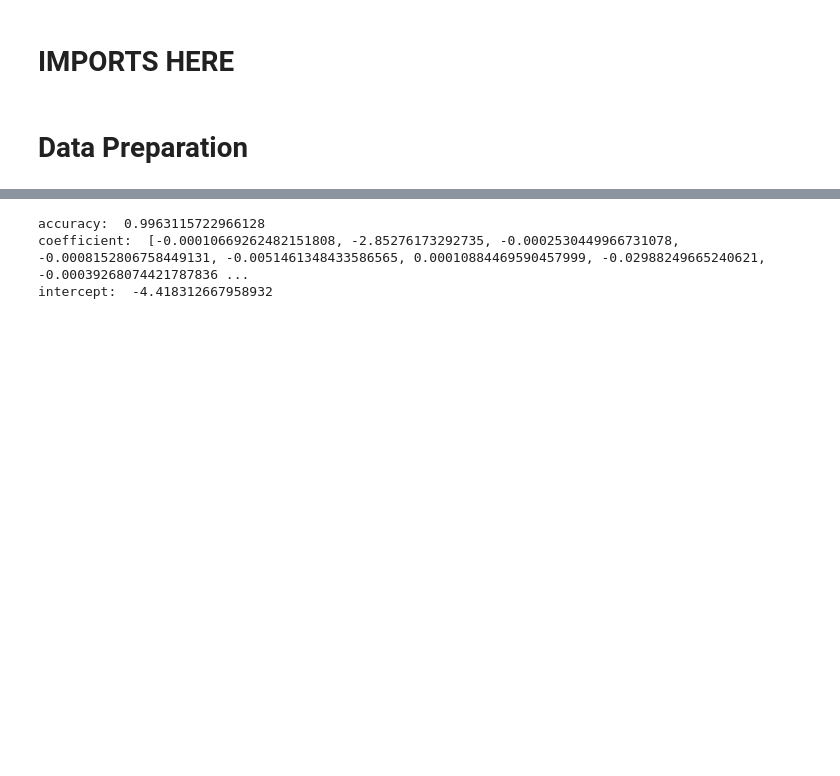
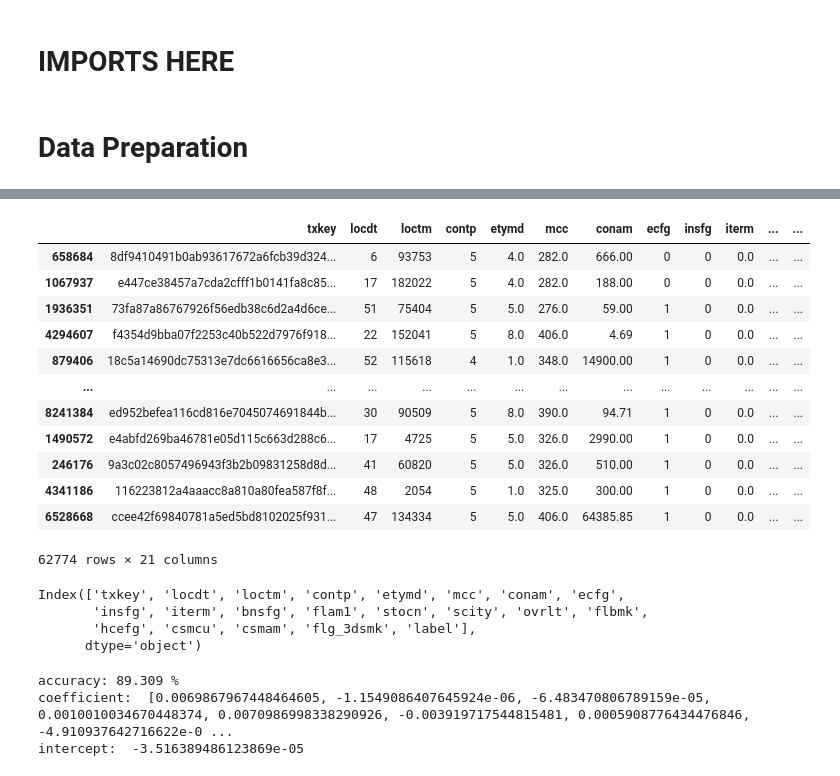
Before and after one commit to Seamonster541/Team-13---E.SUN, a Jupyter notebook: E.Sun.ipynb, the cells around one changed output, grey strips where cells are left out. Saved outputs shown, nothing was run; the diff lists cells and outputs as text; code cells hidden in the pictures; blank space fills up the shorter version.

```diff
--- a/E.Sun.ipynb
+++ b/E.Sun.ipynb
@@ -63,26 +106,61 @@ df
+# %%
+label_0_rows = len(df_label_0)
+label_1_rows = len(df_label_1)
+min_rows = min(label_0_rows, label_1_rows)
+
+df_label_0_sample = df_label_0.sample(n = min_rows, random_state = 42)
+df_label_1_sample = df_label_1.sample(n = min_rows, random_state = 42)
+
+balanced_df = pd.concat([df_label_0_sample, df_label_1_sample])
+balanced_df
+# %% [output]
+|  | txkey | locdt | loctm | contp | etymd | mcc | conam | ecfg | insfg | iterm | ... | ... |
+| 658684 | 8df9410491b0ab93617672a6fcb39d324... | 6 | 93753 | 5 | 4.0 | 282.0 | 666.00 | 0 | 0 | 0.0 | ... | ... |
+| 1067937 | e447ce38457a7cda2cfff1b0141fa8c85... | 17 | 182022 | 5 | 4.0 | 282.0 | 188.00 | 0 | 0 | 0.0 | ... | ... |
+| 1936351 | 73fa87a86767926f56edb38c6d2a4d6ce... | 51 | 75404 | 5 | 5.0 | 276.0 | 59.00 | 1 | 0 | 0.0 | ... | ... |
+| 4294607 | f4354d9bba07f2253c40b522d7976f918... | 22 | 152041 | 5 | 8.0 | 406.0 | 4.69 | 1 | 0 | 0.0 | ... | ... |
+| 879406 | 18c5a14690dc75313e7dc6616656ca8e3... | 52 | 115618 | 4 | 1.0 | 348.0 | 14900.00 | 1 | 0 | 0.0 | ... | ... |
+| ... | ... | ... | ... | ... | ... | ... | ... | ... | ... | ... | ... | ... |
+| 8241384 | ed952befea116cd816e7045074691844b... | 30 | 90509 | 5 | 8.0 | 390.0 | 94.71 | 1 | 0 | 0.0 | ... | ... |
+| 1490572 | e4abfd269ba46781e05d115c663d288c6... | 17 | 4725 | 5 | 5.0 | 326.0 | 2990.00 | 1 | 0 | 0.0 | ... | ... |
+| 246176 | 9a3c02c8057496943f3b2b09831258d8d... | 41 | 60820 | 5 | 5.0 | 326.0 | 510.00 | 1 | 0 | 0.0 | ... | ... |
+| 4341186 | 116223812a4aaacc8a810a80fea587f8f... | 48 | 2054 | 5 | 1.0 | 325.0 | 300.00 | 1 | 0 | 0.0 | ... | ... |
+| 6528668 | ccee42f69840781a5ed5bd8102025f931... | 47 | 134334 | 5 | 5.0 | 406.0 | 64385.85 | 1 | 0 | 0.0 | ... | ... |
+62774 rows × 21 columns
+# %%
+balanced_df.keys()
+# %% [output]
+Index(['txkey', 'locdt', 'loctm', 'contp', 'etymd', 'mcc', 'conam', 'ecfg',
+       'insfg', 'iterm', 'bnsfg', 'flam1', 'stocn', 'scity', 'ovrlt', 'flbmk',
+       'hcefg', 'csmcu', 'csmam', 'flg_3dsmk', 'label'],
+      dtype='object')
 # %%
-X1 = df['conam'].values
-X2 = df['ecfg'].values
-X3 = df['insfg'].values
-X4 = df['iterm'].values
-X5 = df['bnsfg'].values
-X6 = df['flam1'].values
-X7 = df['stocn'].values # na existed
-X8 = df['scity'].values # na existed
-X9 = df['stscd'].values # na existed
-X10 = df['ovrlt'].values
-X11 = df['flbmk'].values
-X12 = df['hcefg'].values # na existed
-X13 = df['csmcu'].values # na existed
-X14 = df['csmam'].values
-X15 = df['flg_3dsmk'].values
-Y = df['label'].values
+X1 = balanced_df['locdt'].values      #授權日期
+X2 = balanced_df['loctm'].values      #授權時間
+X3 = balanced_df['contp'].values      #交易類別
+X4 = balanced_df['etymd'].values      #交易型態
+X5 = balanced_df['mcc'].values        #mcc_code
+X6 = balanced_df['conam'].values      #交易金額-台幣
+X7 = balanced_df['ecfg'].values       #網路交易註記
+X8 = balanced_df['insfg'].values      #是否分期交易
+X9 = balanced_df['iterm'].values      #分期期數
+X10 = balanced_df['bnsfg'].values     #是否紅利交易
+X11 = balanced_df['flam1'].values     #實付金額
+X12 = balanced_df['stocn'].values     #消費地國別
+X13 = balanced_df['scity'].values     #消費城市
+X14 = balanced_df['ovrlt'].values     #超額註記碼
+X15 = balanced_df['flbmk'].values     #Fallback註記
+X16 = balanced_df['hcefg'].values     #支付型態
+X17 = balanced_df['csmcu'].values     #消費地幣別
+X18 = balanced_df['csmam'].values     #消費地金額
+X19 = balanced_df['flg_3dsmk'].values #3D交易註記
+Y = balanced_df['label'].values       #盜刷與否
 
-X = np.array(list(zip(X1,X2,X3,X4,X5,X6,X10,X11,X14,X15)))
+X = np.array(list(zip(X1,X2,X3,X4,X5,X6,X7,X8,X9,X10,X11,X12,X13,X14,X15,X16,X17,X18,X19)))
 #X = X.reshape(-1,1)
 
 
-model = linear_model.LogisticRegression()
+model = linear_model.LogisticRegression(solver='lbfgs', max_iter = 100000)
 model.fit(X, Y)
 
 prediction = model.predict(X)
@@ -93,11 +171,11 @@ accuracy_train = model.score(X, Y)
 coefficients = list(model.coef_[0])
 intercept = model.intercept_[0]
 
-print("accuracy: ", accuracy_train)
+print(("accuracy: %.3f " % (accuracy_train*100)) + "%")
 print("coefficient: ", coefficients)
 print("intercept: ", intercept)
 # %% [output]
-accuracy:  0.9963115722966128
-coefficient:  [-0.00010669262482151808, -2.85276173292735, -0.0002530449966731078, -0.0008152806758449131, -0.0051461348433586565, 0.00010884469590457999, -0.02988249665240621, -0.00039268074421787836 ...
-intercept:  -4.418312667958932
+accuracy: 89.309 %
+coefficient:  [0.0069867967448464605, -1.1549086407645924e-06, -6.483470806789159e-05, 0.0010010034670448374, 0.0070986998338290926, -0.003919717544815481, 0.0005908776434476846, -4.910937642716622e-0 ...
+intercept:  -3.516389486123869e-05
 # %%
```
Also changed, not shown: parts of 13 cells of this notebook.
